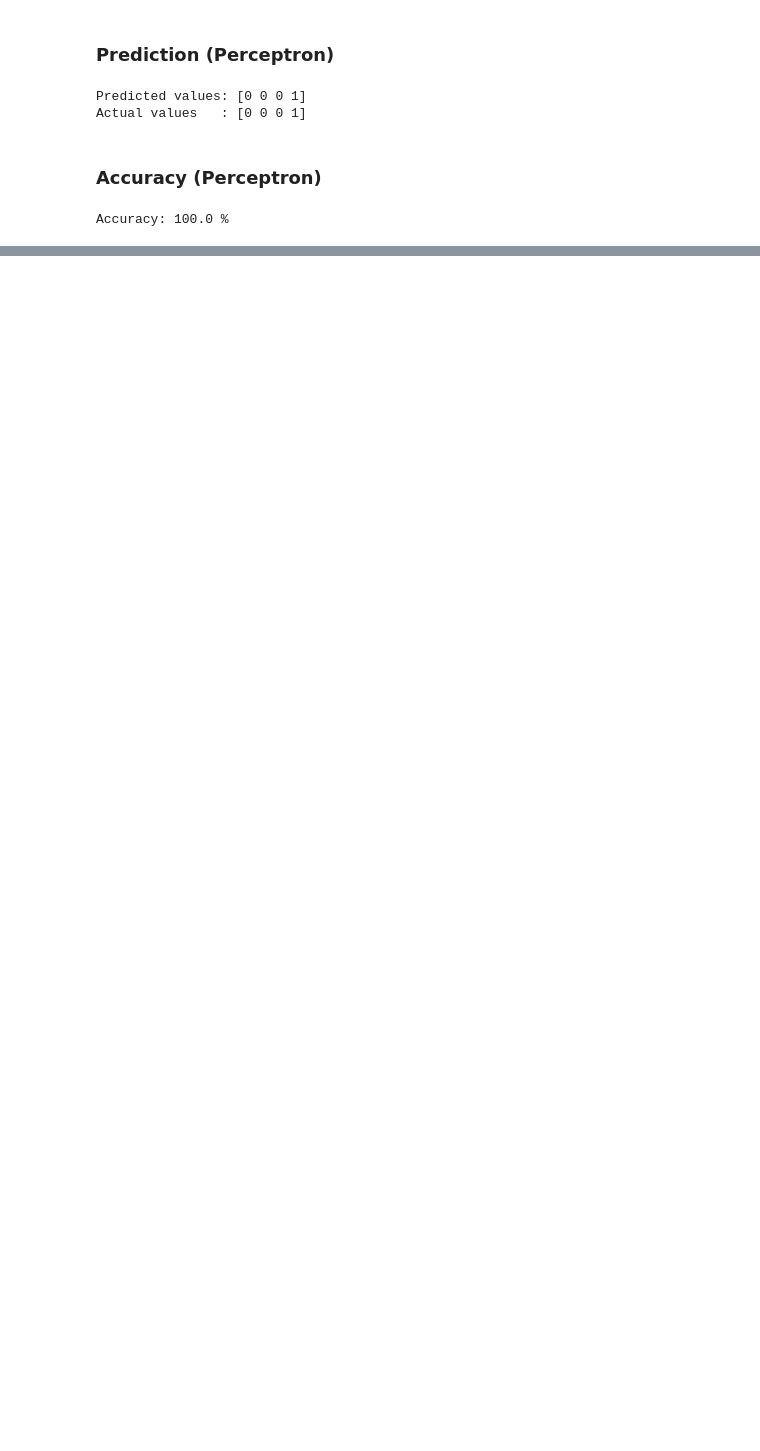
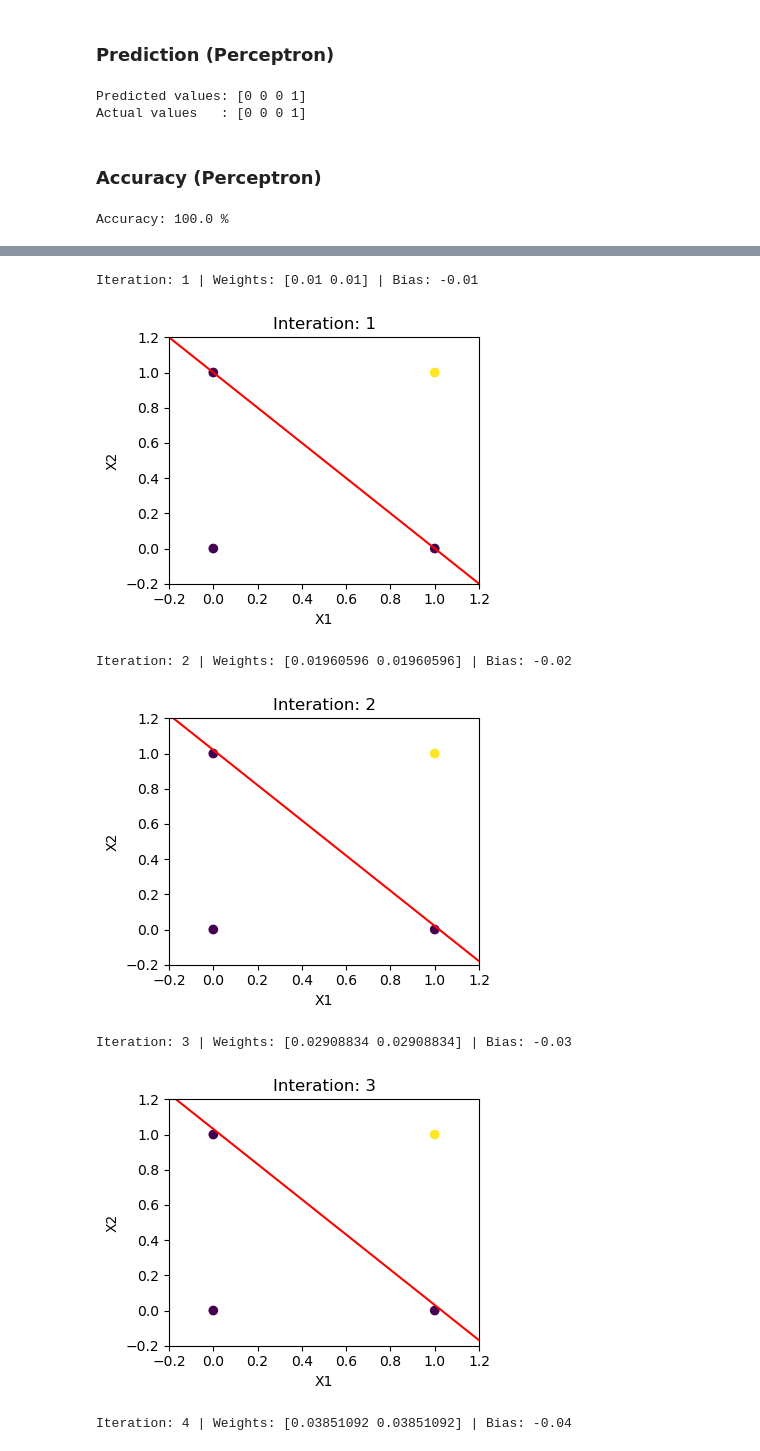
Before and after one commit to DSLRSIDDESH/PRML, a Jupyter notebook: lab-10/CS21B2019_Q1.ipynb, the cells around one changed output, grey strips where cells are left out. Saved outputs shown, nothing was run; the diff lists cells and outputs as text; code cells hidden in the pictures; blank space fills up the shorter version.

```diff
--- a/lab-10/CS21B2019_Q1.ipynb
+++ b/lab-10/CS21B2019_Q1.ipynb
@@ -44,0 +81,29 @@ class Perceptron:
+# %%
+class SVM:
+    def __init__(self, learning_rate = 0.01, epochs = 1000):
+        self.learning_rate = learning_rate
+        self.epochs = epochs
+        self.weights = None
+        self.bias = 0
+
+    def activation(self, z):
+        return 1 if z >= 0 else 0
+
+    def fit(self, X, y):
+        self.weights = np.zeros(X.shape[1])
+        for epoch in range(1, self.epochs + 1):
+            for i in range(len(X)):
+                if y[i] * (np.dot(self.weights, X[i]) + self.bias) >= 1:
+                    self.weights -= self.learning_rate * (2 * 1 / epoch * self.weights)
+                else:
+                    self.weights -= self.learning_rate * (2 * 1 / epoch * self.weights - np.dot(X[i], y[i]))
+                    self.bias -= self.learning_rate * y[i]
+            print(f"Iteration: {epoch} | Weights: {self.weights} | Bias: {self.bias}")
+            decision_boundary(epoch, X, y, self.weights, self.bias)
+
+    def predict(self, X):
+        y_hat = []
+        for i in range(len(X)):
+            z = np.dot(X[i], self.weights) + self.bias
+            y_hat.append(self.activation(z))
+        return np.array(y_hat)
@@ -69,0 +156,11 @@ Accuracy: 100.0 %
+# %%
+svm = SVM(learning_rate=0.01, epochs=100)
+svm.fit(X, Y)
+# %% [output]
+Iteration: 1 | Weights: [0.01 0.01] | Bias: -0.01
+[figure, added]
+Iteration: 2 | Weights: [0.01960596 0.01960596] | Bias: -0.02
+[figure, added]
+Iteration: 3 | Weights: [0.02908834 0.02908834] | Bias: -0.03
+[figure, added]
+Iteration: 4 | Weights: [0.03851092 0.03851092] | Bias: -0.04
```
Also changed, not shown: parts of 18 cells of this notebook, 1 other file.
